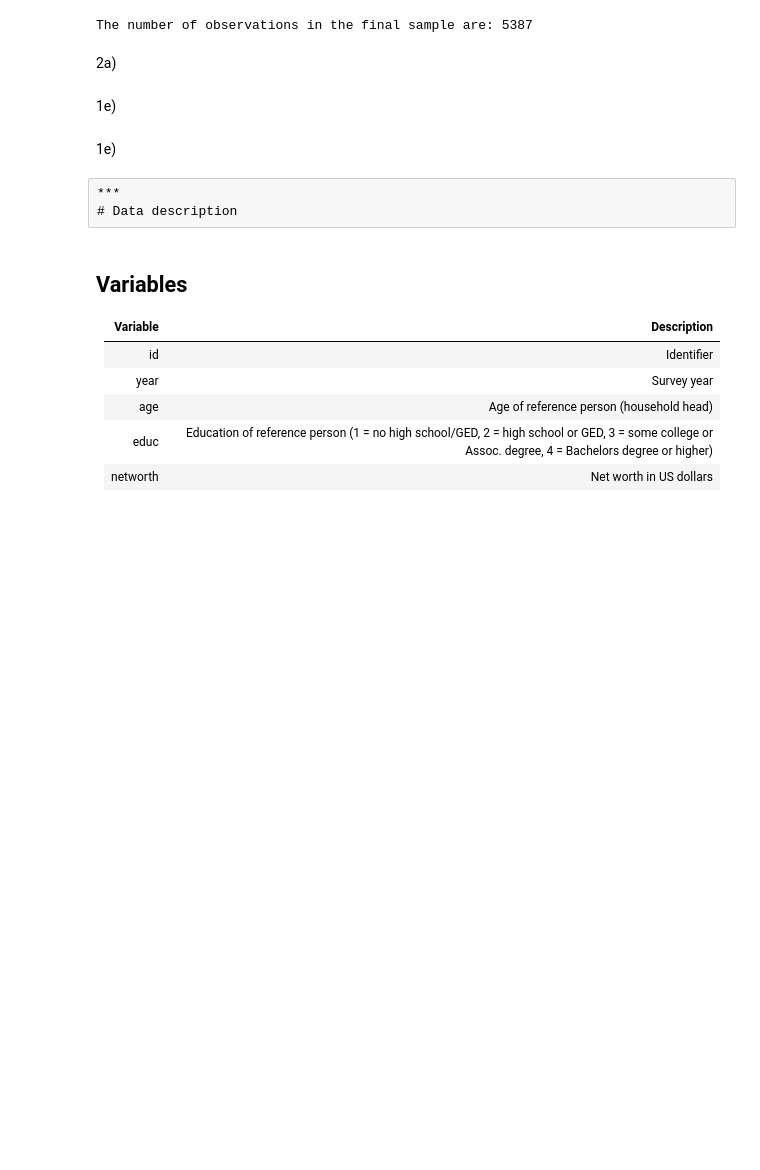
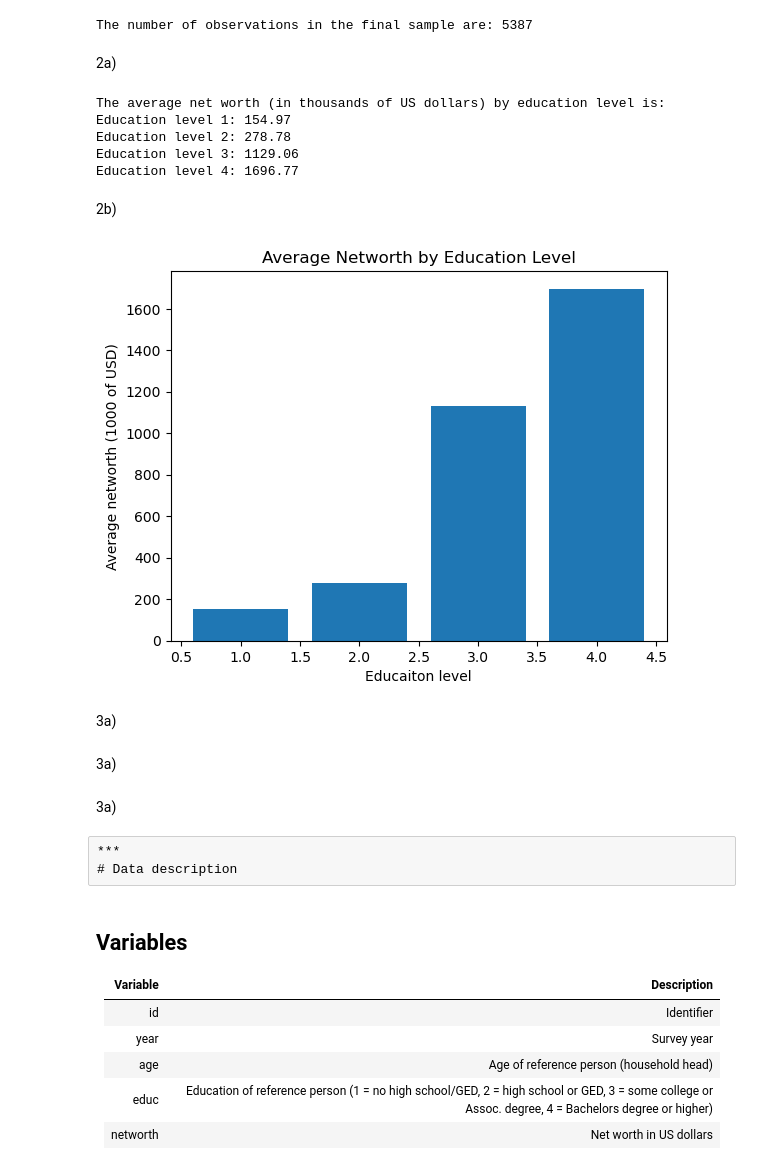
Before and after one commit to DusanNikolic99/TECH2-H25-assignment2, a Jupyter notebook: assignment2.ipynb, the cells around one changed output. Drawn from its saved outputs; the diff is of its cells as text; code cells hidden in the pictures; blank space fills up the shorter version.

Commit message:
Finished Task 2

```diff
--- a/assignment2.ipynb
+++ b/assignment2.ipynb
@@ -121,10 +121,63 @@ print(f"The number of observations in the final sample are: {len(scf_data)}")
 The number of observations in the final sample are: 5387
 # %% [markdown]
 2a)
+# %%
+# For this task I decided to creating an education dictionary
+# that will store all the networths in lists distributed along the respective education levels
+educ_dict = {}
+
+# Looping through the educaiton levels and distributing the networths based on row index
+for index, educ_level in scf_data["educ"].items():
+    networth = scf_data["networth"][index]
+
+    # If education level has not been observed in the dict, add it
+    if educ_level not in educ_dict:
+        educ_dict[educ_level] = []
+
+    # Adding the networth
+    educ_dict[educ_level].append(networth)
+# %%
+# Compute the average net worth (in thousands of US dollars) by education.
+import statistics
+
+# You can also just take the sum of the list divided by the len of the list to compute the average
+# but using the statistics package is cleaner in my opinion, so I just used that.
+avg_networth_el_1 = statistics.mean(educ_dict[1])
+avg_networth_el_2 = statistics.mean(educ_dict[2])
+avg_networth_el_3 = statistics.mean(educ_dict[3])
+avg_networth_el_4 = statistics.mean(educ_dict[4])
+
+print("The average net worth (in thousands of US dollars) by education level is:")
+print(f"Education level 1: {avg_networth_el_1:.2f}")
+print(f"Education level 2: {avg_networth_el_2:.2f}")
+print(f"Education level 3: {avg_networth_el_3:.2f}")
+print(f"Education level 4: {avg_networth_el_4:.2f}")
+# %% [output]
+The average net worth (in thousands of US dollars) by education level is:
+Education level 1: 154.97
+Education level 2: 278.78
+Education level 3: 1129.06
+Education level 4: 1696.77
 # %% [markdown]
-1e)
+2b)
+# %%
+# Createing a bar chart that to display the average net worth by education
+education_levels = sorted(list(educ_dict.keys()))
+avg_networths_by_level = [avg_networth_el_1, avg_networth_el_2, avg_networth_el_3, avg_networth_el_4]
+
+plt.bar(education_levels, avg_networths_by_level)
+plt.title("Average Networth by Education Level")
+plt.xlabel("Educaiton level")
+plt.ylabel("Average networth (1000 of USD)")
+plt.show()
+# %% [output]
+[figure, added]
 # %% [markdown]
-1e)
+3a)
+# %% [markdown]
+3a)
+# %% [markdown]
+3a)
 # %% [raw]
 ***
 # Data description
```
